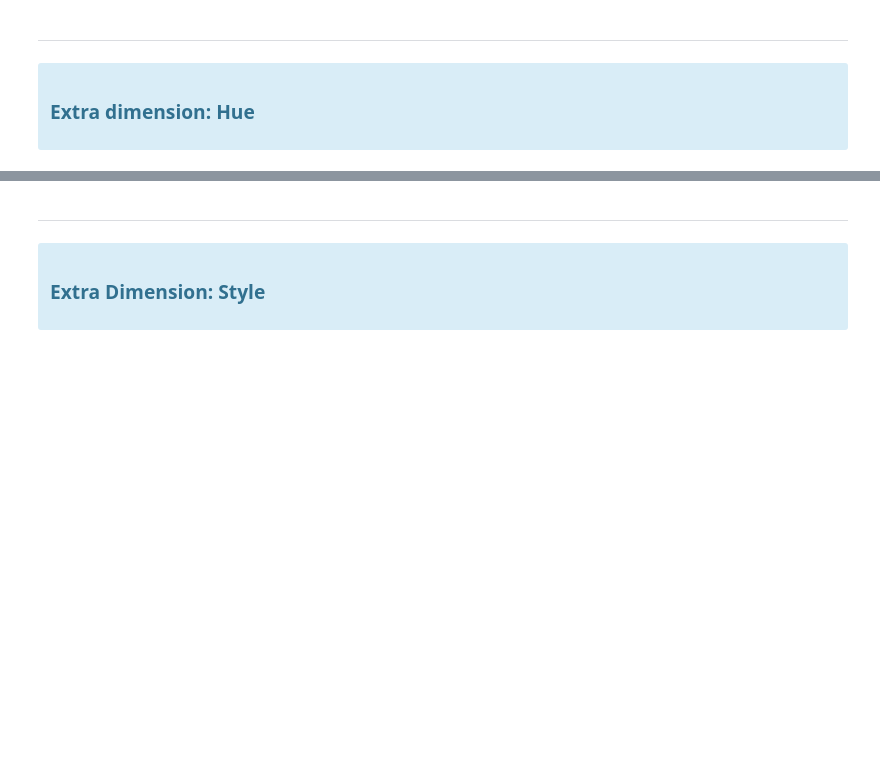
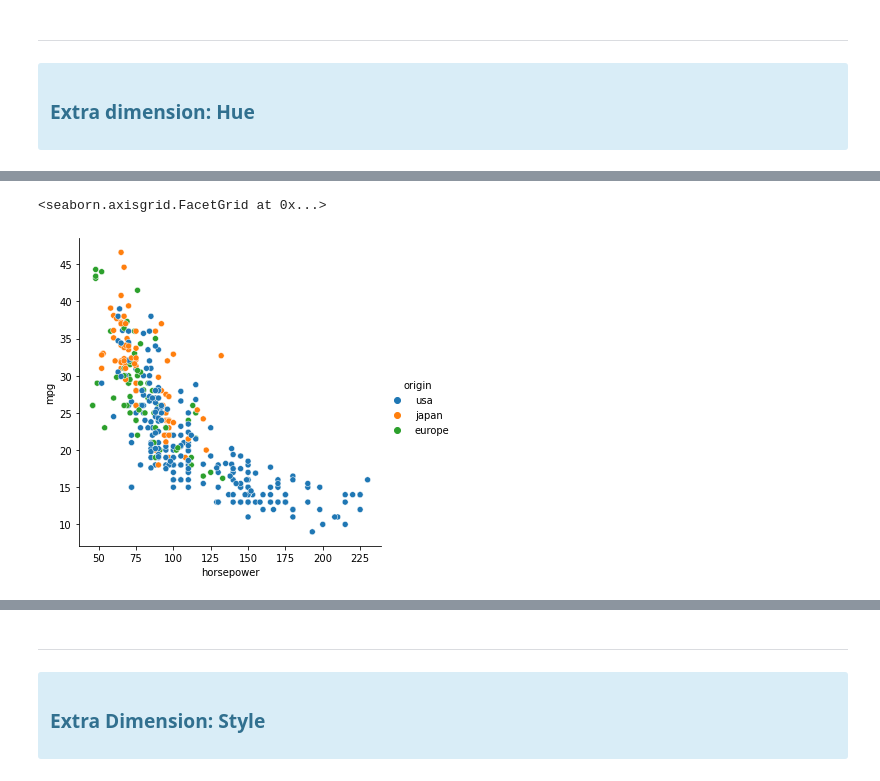
Before and after one commit to CodeupClassroom/oneil-ds-libraries, a Jupyter notebook: seaborn-lesson.ipynb, the cells around one changed output, grey strips where cells are left out. Cells and saved outputs as stored; diff of their text form; code cells hidden in the pictures; blank space fills up the shorter version.

Commit message:
add completed seaborn lesson

```diff
--- a/seaborn-lesson.ipynb
+++ b/seaborn-lesson.ipynb
@@ -62,0 +117,5 @@ Now let's use one using seaborn's relplot
+# %%
+sns.relplot(data=mpg, x='horsepower', y='mpg', hue='origin')
+# %% [output]
+<seaborn.axisgrid.FacetGrid at 0x...>
+[figure, added]
```
Also changed, not shown: parts of 47 cells of this notebook.
